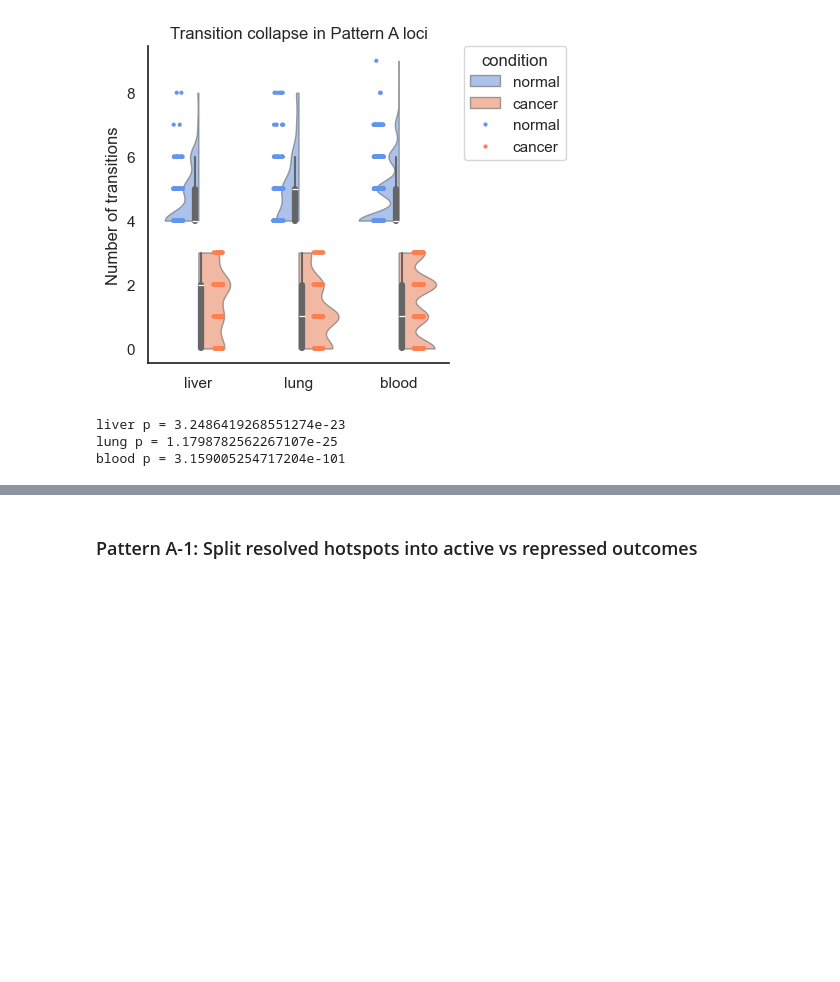
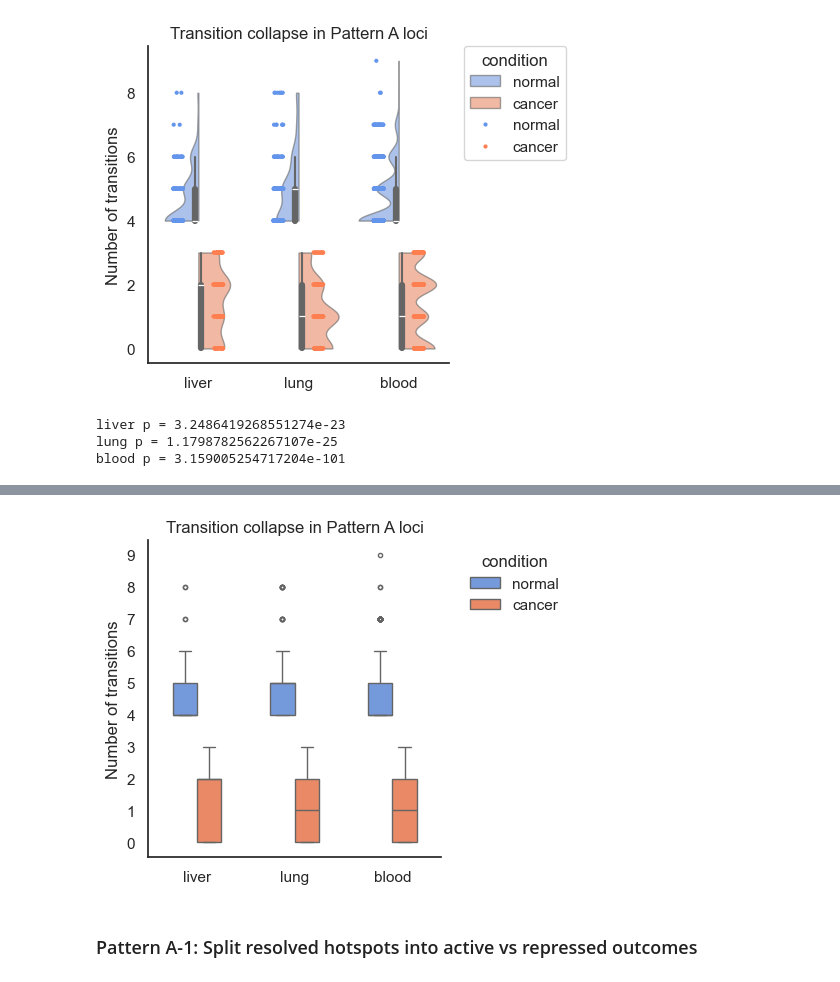
Before and after one commit to caocao0525/HERV, a Jupyter notebook: herv_util_clean.ipynb, the cells around one changed output, grey strips where cells are left out. Saved outputs shown, nothing was run; the diff lists cells and outputs as text; code cells hidden in the pictures; blank space fills up the shorter version.

```diff
--- a/herv_util_clean.ipynb
+++ b/herv_util_clean.ipynb
@@ -1085,3 +959,7 @@ blood p = 3.159005254717204e-101
+# %%
+plot_patternA_transition_box(df_long, figsize=(5,4))
+# %% [output]
+[figure, added]
 # %% [markdown]
 ### Pattern A-1: Split resolved hotspots into active vs repressed outcomes
 # %% [markdown]
```
Also changed, not shown: parts of 21 cells of this notebook.
